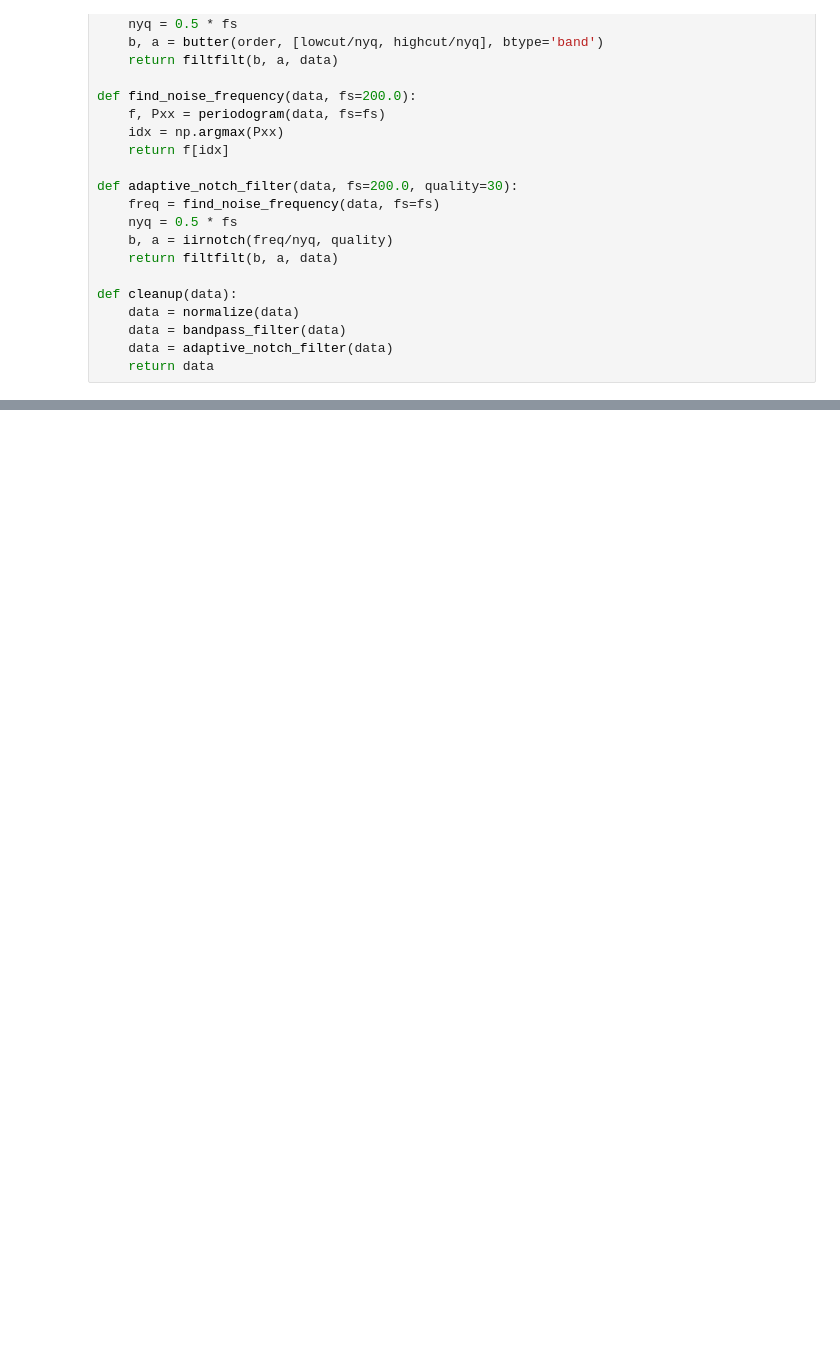
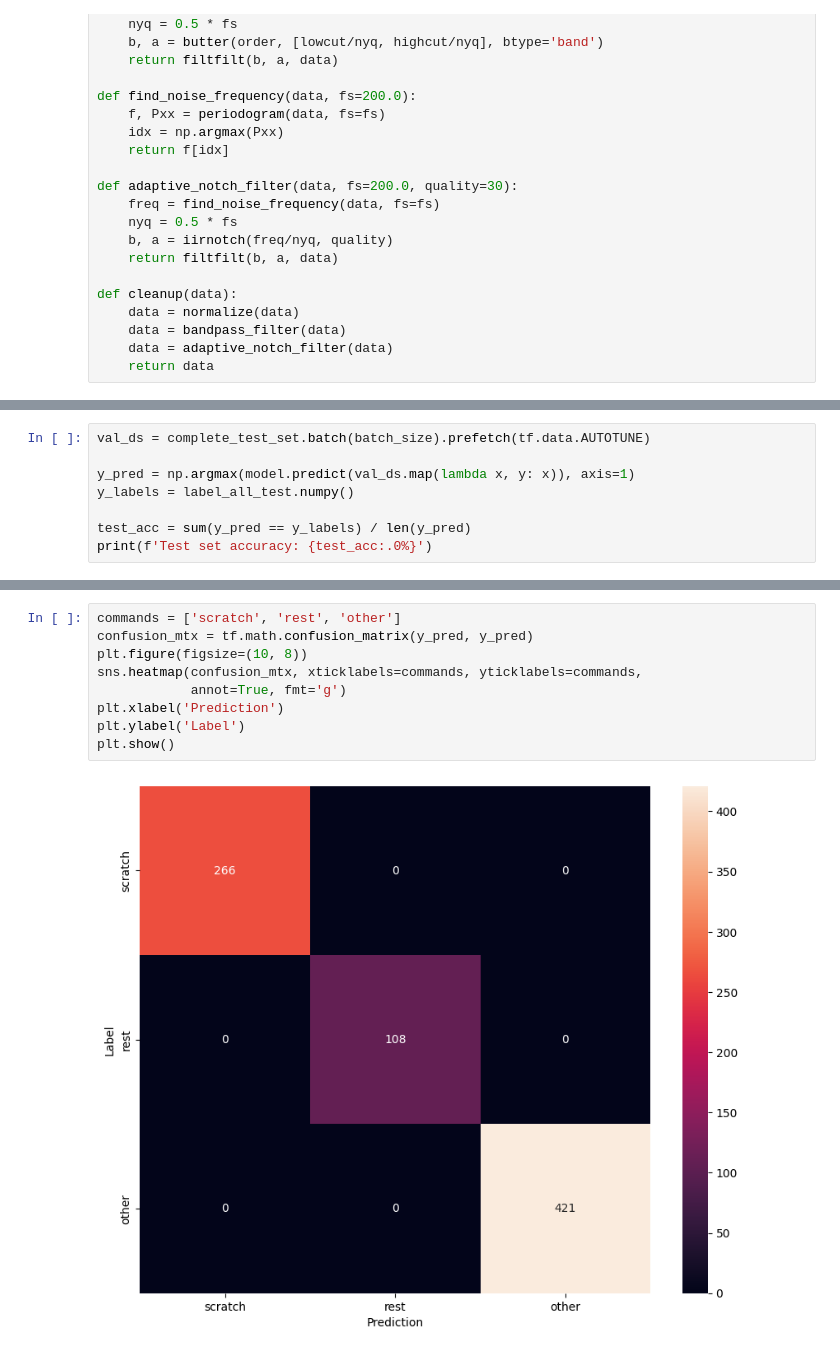
Before and after one commit to Aryanaut/ecz-ware, a Jupyter notebook: training/spectrogram.ipynb, the cells around one changed output, grey strips where cells are left out. Saved outputs shown, nothing was run; the diff lists cells and outputs as text; blank space fills up the shorter version.

```diff
--- a/training/spectrogram.ipynb
+++ b/training/spectrogram.ipynb
@@ -131,0 +421,8 @@ array([[1.508, 1.633, 1.   ],
+# %%
+val_ds = complete_test_set.batch(batch_size).prefetch(tf.data.AUTOTUNE)
+
+y_pred = np.argmax(model.predict(val_ds.map(lambda x, y: x)), axis=1)
+y_labels = label_all_test.numpy()
+
+test_acc = sum(y_pred == y_labels) / len(y_pred)
+print(f'Test set accuracy: {test_acc:.0%}')
@@ -131,0 +432,11 @@ array([[1.508, 1.633, 1.   ],
+# %%
+commands = ['scratch', 'rest', 'other']
+confusion_mtx = tf.math.confusion_matrix(y_pred, y_pred)
+plt.figure(figsize=(10, 8))
+sns.heatmap(confusion_mtx, xticklabels=commands, yticklabels=commands,
+            annot=True, fmt='g')
+plt.xlabel('Prediction')
+plt.ylabel('Label')
+plt.show()
+# %% [output]
+[figure, added]
```
Also changed, not shown: parts of 18 cells of this notebook, 31 other files.
